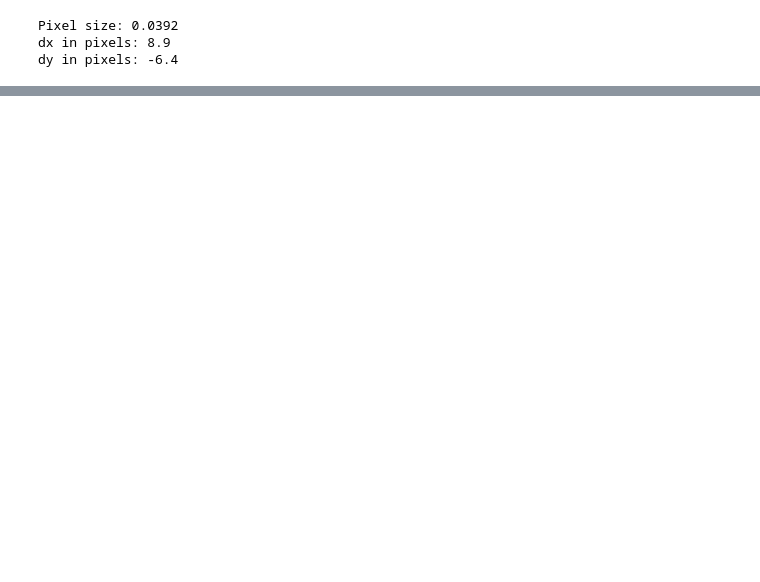
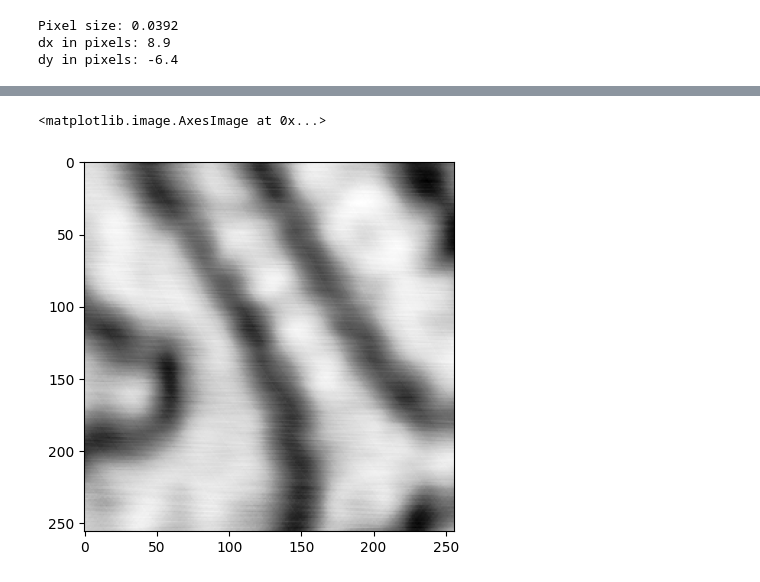
Before and after one commit to ConnorV97/Ko_Group_Software_Apps, a Jupyter notebook: Python Codes/Test_Files/Data_Analysis/FFT 2D Lattice Simulations.ipynb, the cells around one changed output, grey strips where cells are left out. Cells and saved outputs as stored; diff of their text form; code cells hidden in the pictures; blank space fills up the shorter version.

```diff
--- a/Python Codes/Test_Files/Data_Analysis/FFT 2D Lattice Simulations.ipynb
+++ b/Python Codes/Test_Files/Data_Analysis/FFT 2D Lattice Simulations.ipynb
@@ -355,0 +384,7 @@ plt.imshow(np.abs(np.fft.fftshift(cross)), cmap = "viridis")
+# %%
+flat_z_1= flatten_image(z_array_1, mask=None, remove_poly=True)
+flat_z_2 = flatten_image(z_array_2, mask=None, remove_poly=True)
+plt.imshow(flat_z_1, cmap = "Greys")
+# %% [output]
+<matplotlib.image.AxesImage at 0x...>
+[figure, added]
```
Also changed, not shown: parts of 23 cells of this notebook, 1 other file.
